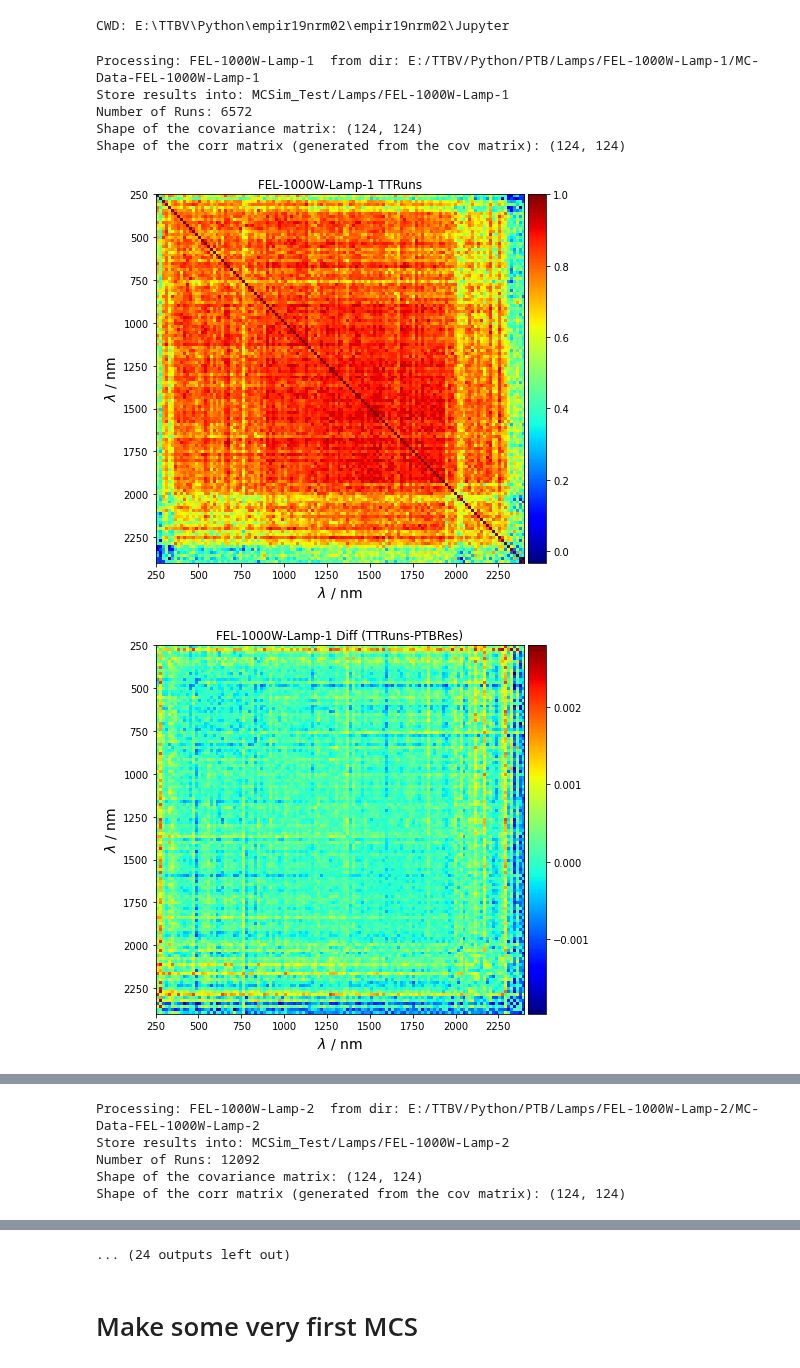
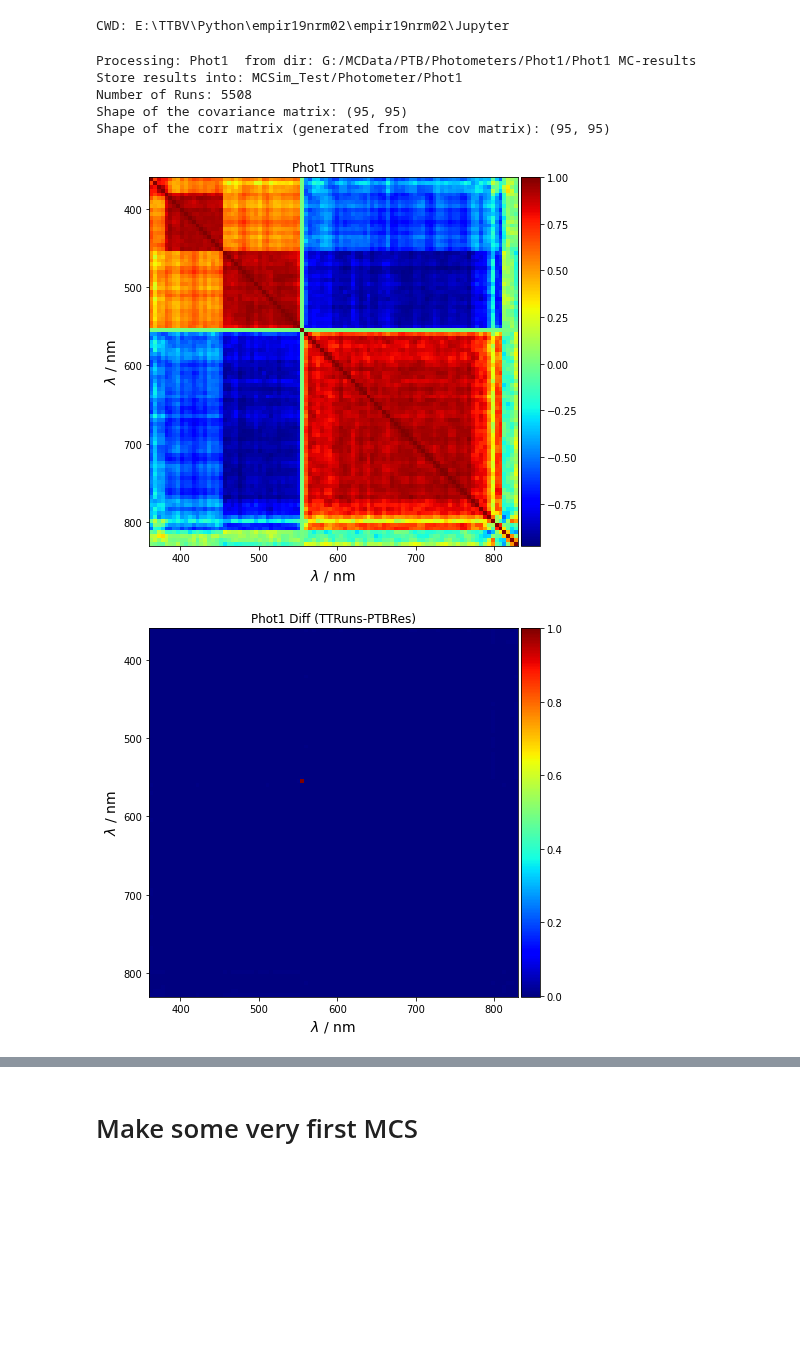
Before and after one commit to empir19nrm02/empir19nrm02, a Jupyter notebook: empir19nrm02/Jupyter/MCSim_PTBTest.ipynb, the cells around one changed output, grey strips where cells are left out. Saved outputs shown, nothing was run; the diff lists cells and outputs as text; code cells hidden in the pictures; blank space fills up the shorter version.

```diff
--- a/empir19nrm02/Jupyter/MCSim_PTBTest.ipynb
+++ b/empir19nrm02/Jupyter/MCSim_PTBTest.ipynb
@@ -46,6 +47,6 @@ def get_data_dir( name):
     return directory, out_dir_res
 # %%
-def plotMCResult( wl, mcVar, title=None, fig = None, ax1 = None, ax2 = None, diagnumber=0):
+def plotMCResult( wl, mcVarData:StatDataVector, title=None, fig = None, ax1 = None, ax2 = None, diagnumber=0):
     bFirst = False
     if not fig:
         fig, ax1 = pyplot.subplots()
@@ -62,8 +63,8 @@ def plotMCResult( wl, mcVar, title=None, fig = None, ax1 = None, ax2 = None, dia
 
     if not title:
         title = ''
-    ax1.plot(wl, mcVar.v_mean/np.max(mcVar.v_mean), color1, label= title + ' $s_{\mathrm{rel}}(\lambda)$')
-    ax2.plot(wl, mcVar.v_std / mcVar.v_mean, color2, label= title + ' $u_{\mathrm{rel}}(s_{\mathrm{rel}})(\lambda)$')
+    ax1.plot(wl, mcVarData.v_mean/np.max(mcVarData.v_mean), color1, label= title + ' $s_{\mathrm{rel}}(\lambda)$')
+    ax2.plot(wl,mcVarData.v_std / mcVarData.v_mean, color2, label= title + ' $u_{\mathrm{rel}}(s_{\mathrm{rel}})(\lambda)$')
     ax1.set_xlabel(strd['xlambda'])
     ax1.set_ylabel('Signal / A.U', color = 'red')
     ax2.set_ylabel('$\sigma_{\mathrm{rel}}$', color = 'green')
@@ -81,10 +82,11 @@ def conv(x):
 # Prepare using all lists with names
 Radiometerlist = ['Rad1', 'Rad2', 'Rad3', 'Rad4', 'Rad5']
 Photometerlist = ['Phot1', 'Phot2', 'Phot3', 'Phot4', 'Phot5']
+Photometerlist = ['Phot1']
 Lamplist = ['FEL-1000W-Lamp-1','FEL-1000W-Lamp-2','FEL-1000W-Lamp-3','FEL-1000W-Lamp-4']
 
 # Take one of the above lists to work with after the in statement
-for rad in Lamplist:
+for rad in Photometerlist:
     directory, out_dir_res = get_data_dir(rad)
 
     # generate the result dir for the data
@@ -135,51 +137,51 @@ for rad in Lamplist:
         spectrumPTB.set_vector_param(v_mean = spectrum.val[0], v_std=spectrum.v_std, cov=cov_matrix_ptb)
     # start with the integral data from PTB dataset and generate multivariate normal distributions (new runs)
     spectrumTT = pickle_copy(spectrumPTB)
     spectrumTT.generate_numbers(trials=trials)
 
-    plotCorrelation(spectrumTT.corr_matrix, data[0], rad + ' TTRuns')
+    plotCorrelation(spectrumTT.runData.corr_matrix, data[0], rad + ' TTRuns')
     save_fig( out_dir_res,  filename='Corr_TTRuns' + rad)
     # only for chek (here are some problems with the wl of normalization, therefore compare the median filtered ones only
-    plotCorrelation(spectrumTT.corr_matrix - corr_matrix_ptb, data[0], rad + ' Diff (TTRuns-PTBRes)')
+    plotCorrelation(spectrumTT.runData.corr_matrix - corr_matrix_ptb, data[0], rad + ' Diff (TTRuns-PTBRes)')
     #save_fig( out_dir_res,  filename='Corr_DiffTT' + rad)
     # filter due to the problem at the normalization point
-    medFilter = scipy.ndimage.median_filter(spectrumTT.corr_matrix - corr_matrix_ptb, size=3)
+    medFilter = scipy.ndimage.median_filter(spectrumTT.runData.corr_matrix - corr_matrix_ptb, size=3)
     plotCorrelation( medFilter, data[0], rad + ' Diff (TTRuns-PTBRes)m' + 't='+ str(trials))
     save_fig( out_dir_res,  filename='Corr_DiffTTm' + rad)
 
     plotCorrelation(corr_matrix_ptb, data[0], rad + ' PTBRes')
     save_fig( out_dir_res,  filename='Corr_PTBRes' + rad)
 
-    plotCorrelation(spectrum.corr_matrix, data[0], rad + ' PTBRuns')
+    plotCorrelation(spectrum.runData.corr_matrix, data[0], rad + ' PTBRuns')
     save_fig( out_dir_res,  filename='Corr_PTBRuns' + rad)
 
-    plotCorrelation(spectrum.corr_matrix - corr_matrix_ptb, data[0], rad + ' Diff (PTBRuns-PTBRes)')
+    plotCorrelation(spectrum.runData.corr_matrix - corr_matrix_ptb, data[0], rad + ' Diff (PTBRuns-PTBRes)')
     save_fig( out_dir_res,  filename='Corr_Diff' + rad)
 
     # plot the mean and stddev data for comparison
-    fig, ax1, ax2 = plotMCResult(data[0], spectrum, rad + 'PTBRuns')
+    fig, ax1, ax2 = plotMCResult(data[0], spectrum.runData, rad + 'PTBRuns')
     if spectrumPTB:
-        plotMCResult(data[0], spectrumPTB, rad + 'PTBRes', fig=fig, ax1=ax1, ax2=ax2, diagnumber=1)
+        plotMCResult(data[0], spectrumPTB.setData, rad + 'PTBRes', fig=fig, ax1=ax1, ax2=ax2, diagnumber=1)
     if spectrumTT:
-        plotMCResult(data[0], spectrumTT, rad + 'TTRuns', fig=fig, ax1=ax1, ax2=ax2, diagnumber=2)
+        plotMCResult(data[0], spectrumTT.runData, rad + 'TTRuns', fig=fig, ax1=ax1, ax2=ax2, diagnumber=2)
     save_fig( out_dir_res,  filename='Mean_Runs' + rad)
 
     # writing all data to xls and csv for easy usage
-    save_to_excel(data[0], spectrum, filename=out_dir_res + '/' + 'PTBRuns' + rad)
-    save_to_csv(data[0], spectrum, filename= out_dir_res + '/' + 'PTBRuns' + rad, sep=';')
+    #save_to_excel(data[0], spectrum, filename=out_dir_res + '/' + 'PTBRuns' + rad)
+    #save_to_csv(data[0], spectrum, filename= out_dir_res + '/' + 'PTBRuns' + rad, sep=';')
     save_to_csv(data[0], spectrum, filename= out_dir_res + '/' + 'PTBRuns' + rad + '_de', sep=';', decimal=',')
     # check the reading of the saved data
     wl2, mcVectorVar2 = load_from_csv(filename= out_dir_res + '/' + 'PTBRuns' + rad + '_de', delimiter=';')
-    plotCorrelation(mcVectorVar2.corr_matrix, data[0], rad + ' Test Read')
+    plotCorrelation(mcVectorVar2.setData.corr_matrix, data[0], rad + ' Test Read setData')
     if spectrumPTB:
-        save_to_excel(data[0], spectrumPTB, filename=out_dir_res + '/' + 'PTBRes' + rad)
-        save_to_csv(data[0], spectrumPTB, filename=out_dir_res + '/' + 'PTBRes' + rad, sep=';')
-        save_to_csv(data[0], spectrumPTB, filename=out_dir_res + '/' + 'PTBRes' + rad + '_de', sep=';', decimal=',')
+        #save_to_excel(data[0], spectrumPTB, filename=out_dir_res + '/' + 'PTBRes' + rad)
+        #save_to_csv(data[0], spectrumPTB, filename=out_dir_res + '/' + 'PTBRes' + rad, sep=';')
+        save_to_csv(data[0], spectrumPTB, filename=out_dir_res + '/' + 'PTBRes' + rad + '_de', sep=';', decimal=',', use_runData=False)
 # %% [output]
-Processing: FEL-1000W-Lamp-1  from dir: E:/TTBV/Python/PTB/Lamps/FEL-1000W-Lamp-1/MC-Data-FEL-1000W-Lamp-1
-Store results into: MCSim_Test/Lamps/FEL-1000W-Lamp-1
-Number of Runs: 6572
-Shape of the covariance matrix: (124, 124)
-Shape of the corr matrix (generated from the cov matrix): (124, 124)
+Processing: Phot1  from dir: G:/MCData/PTB/Photometers/Phot1/Phot1 MC-results
+Store results into: MCSim_Test/Photometer/Phot1
+Number of Runs: 5508
+Shape of the covariance matrix: (95, 95)
+Shape of the corr matrix (generated from the cov matrix): (95, 95)
-[figure, old version]
+[figure, new version]
-[figure, old version]
+[figure, new version]
@@ -191,5 +192,0 @@ Shape of the corr matrix (generated from the cov matrix): (124, 124)
-Processing: FEL-1000W-Lamp-2  from dir: E:/TTBV/Python/PTB/Lamps/FEL-1000W-Lamp-2/MC-Data-FEL-1000W-Lamp-2
-Store results into: MCSim_Test/Lamps/FEL-1000W-Lamp-2
-Number of Runs: 12092
-Shape of the covariance matrix: (124, 124)
-Shape of the corr matrix (generated from the cov matrix): (124, 124)
@@ -199,4 +194,3 @@ Shape of the corr matrix (generated from the cov matrix): (124, 124)
-... (24 outputs left out)
 # %% [markdown]
 # Make some very first MCS
 # %%
```
Also changed, not shown: parts of 6 cells of this notebook, 10 other files.
